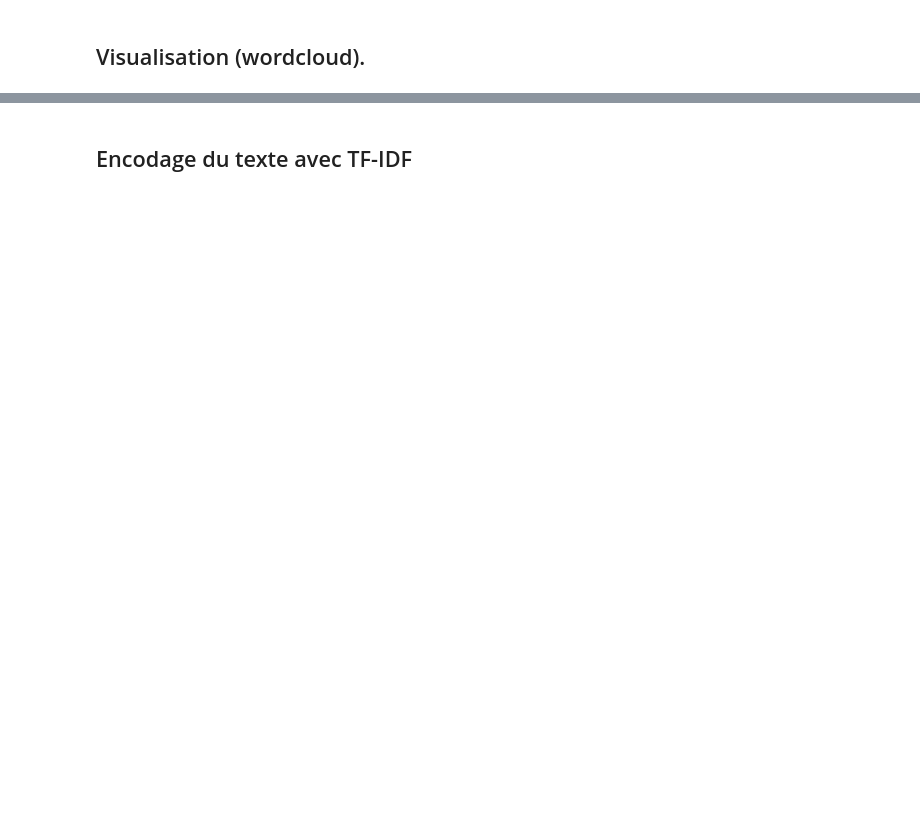
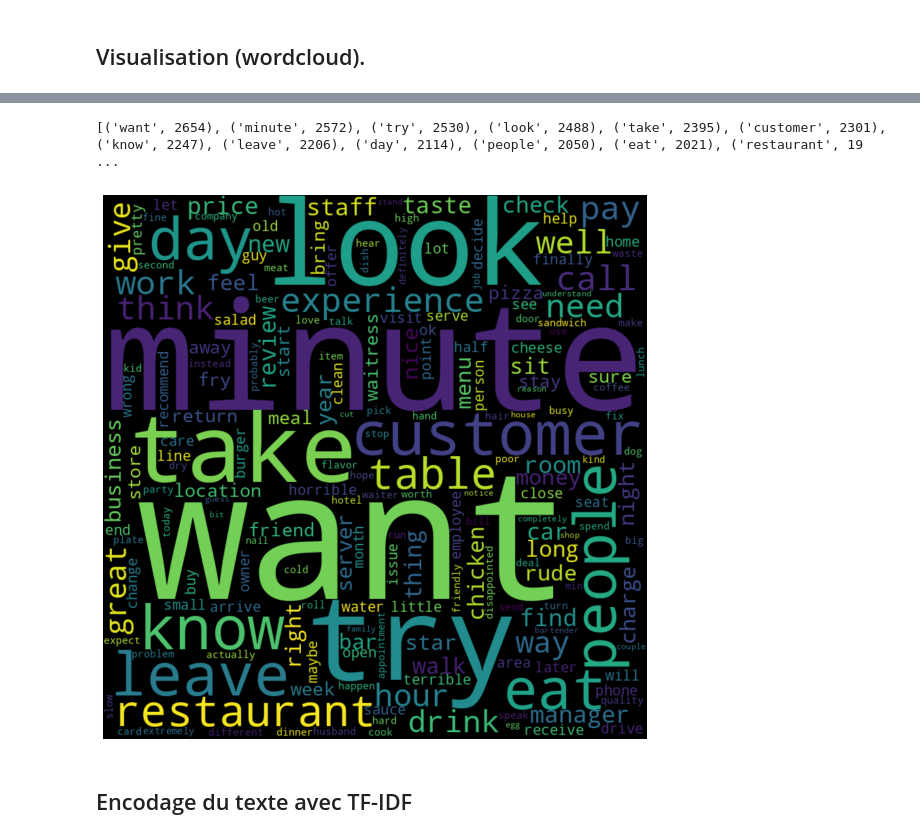
Before and after one commit to Valkea/OC_AI_06, a Jupyter notebook: 01_EDA.ipynb, the cells around one changed output, grey strips where cells are left out. Cells and saved outputs as stored; diff of their text form; code cells hidden in the pictures; blank space fills up the shorter version.

```diff
--- a/01_EDA.ipynb
+++ b/01_EDA.ipynb
@@ -275,3 +344,21 @@ plt.show()
+# %%
+lemmas_freq2 = Counter(all_lemmas)
+common_lemmas2 = lemmas_freq2.most_common(500)
+print (common_lemmas2)
+# %% [output]
+[('want', 2654), ('minute', 2572), ('try', 2530), ('look', 2488), ('take', 2395), ('customer', 2301), ('know', 2247), ('leave', 2206), ('day', 2114), ('people', 2050), ('eat', 2021), ('restaurant', 19 ...
+# %%
+# Create the wordcloud object
+wordcloud = WordCloud(width=800, height=800, margin=2, collocations=False).generate(" ".join(all_lemmas))
+# %%
+# Display the generated image:
+fig = plt.figure(figsize=(10, 10))
+plt.imshow(wordcloud, interpolation='bilinear')
+plt.axis("off")
+plt.margins(x=0, y=0)
+plt.show()
+# %% [output]
+[figure, added]
 # %% [markdown]
 ## Encodage du texte avec TF-IDF
 # %%
```
Also changed, not shown: parts of 21 cells of this notebook.
